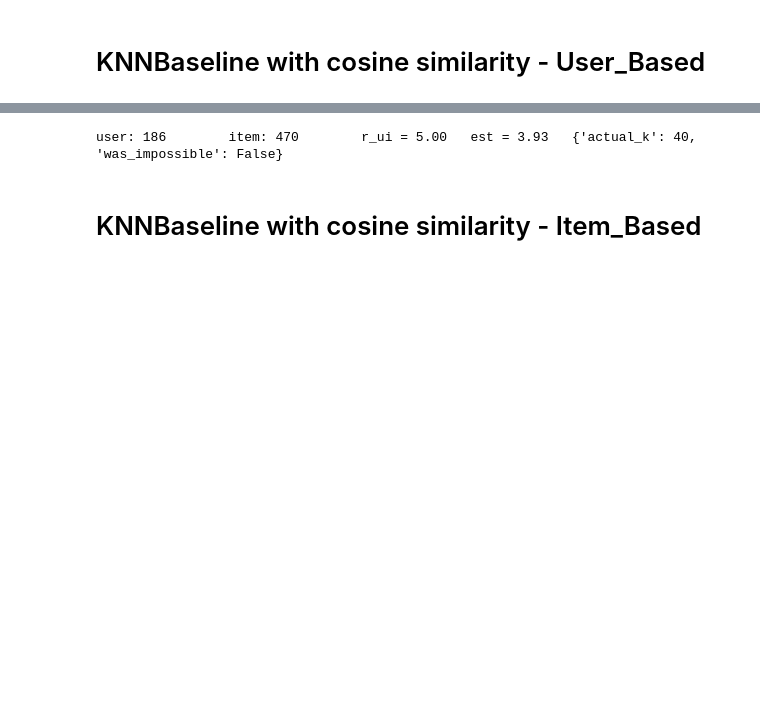
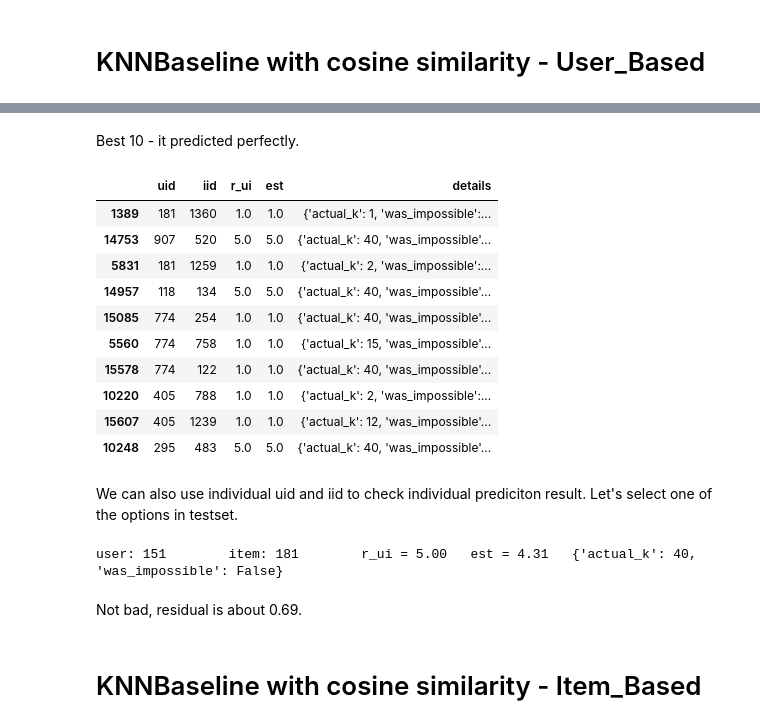
Before and after one commit to wheremagichappens/an.dy, a Jupyter notebook: data612/proj 2/data612-proj2-submit.group..ipynb, the cells around one changed output, grey strips where cells are left out. Saved outputs shown, nothing was run; the diff lists cells and outputs as text; code cells hidden in the pictures; blank space fills up the shorter version.

```diff
--- a/data612/proj 2/data612-proj2-submit.group..ipynb
+++ b/data612/proj 2/data612-proj2-submit.group..ipynb
@@ -198,0 +232,18 @@ RMSE: 0.9331
+# %% [markdown]
+Best 10 - it predicted perfectly.
+# %%
+prediction_df.iloc[top_10.index]
+# %% [output]
+|  | uid | iid | r_ui | est | details |
+| 1389 | 181 | 1360 | 1.0 | 1.0 | {'actual_k': 1, 'was_impossible':... |
+| 14753 | 907 | 520 | 5.0 | 5.0 | {'actual_k': 40, 'was_impossible'... |
+| 5831 | 181 | 1259 | 1.0 | 1.0 | {'actual_k': 2, 'was_impossible':... |
+| 14957 | 118 | 134 | 5.0 | 5.0 | {'actual_k': 40, 'was_impossible'... |
+| 15085 | 774 | 254 | 1.0 | 1.0 | {'actual_k': 40, 'was_impossible'... |
+| 5560 | 774 | 758 | 1.0 | 1.0 | {'actual_k': 15, 'was_impossible'... |
+| 15578 | 774 | 122 | 1.0 | 1.0 | {'actual_k': 40, 'was_impossible'... |
+| 10220 | 405 | 788 | 1.0 | 1.0 | {'actual_k': 2, 'was_impossible':... |
+| 15607 | 405 | 1239 | 1.0 | 1.0 | {'actual_k': 12, 'was_impossible'... |
+| 10248 | 295 | 483 | 5.0 | 5.0 | {'actual_k': 40, 'was_impossible'... |
+# %% [markdown]
+We can also use individual uid and iid to check individual prediciton result. Let's select one of the options in testset.
@@ -199,12 +252,14 @@ RMSE: 0.9331
 # %%
 # prediction using training set compare the results with testset
-uid = 186  # raw user id (as in the ratings file). They are **strings**!
-iid = 470  # raw item id (as in the ratings file). They are **strings**!
+uid = test_10[0][0] #151  # raw user id (as in the ratings file).
+iid = test_10[0][1] #181  # raw item id (as in the ratings file).
 
 # get a prediction for specific users and items.
 pred = algo.predict(uid, iid, r_ui=5, verbose=True)
 # %% [output]
-user: 186        item: 470        r_ui = 5.00   est = 3.93   {'actual_k': 40, 'was_impossible': False}
+user: 151        item: 181        r_ui = 5.00   est = 4.31   {'actual_k': 40, 'was_impossible': False}
+# %% [markdown]
+Not bad, residual is about 0.69.
 # %% [markdown]
 # KNNBaseline with cosine similarity - Item_Based
 # %%
```
Also changed, not shown: parts of 23 cells of this notebook.
